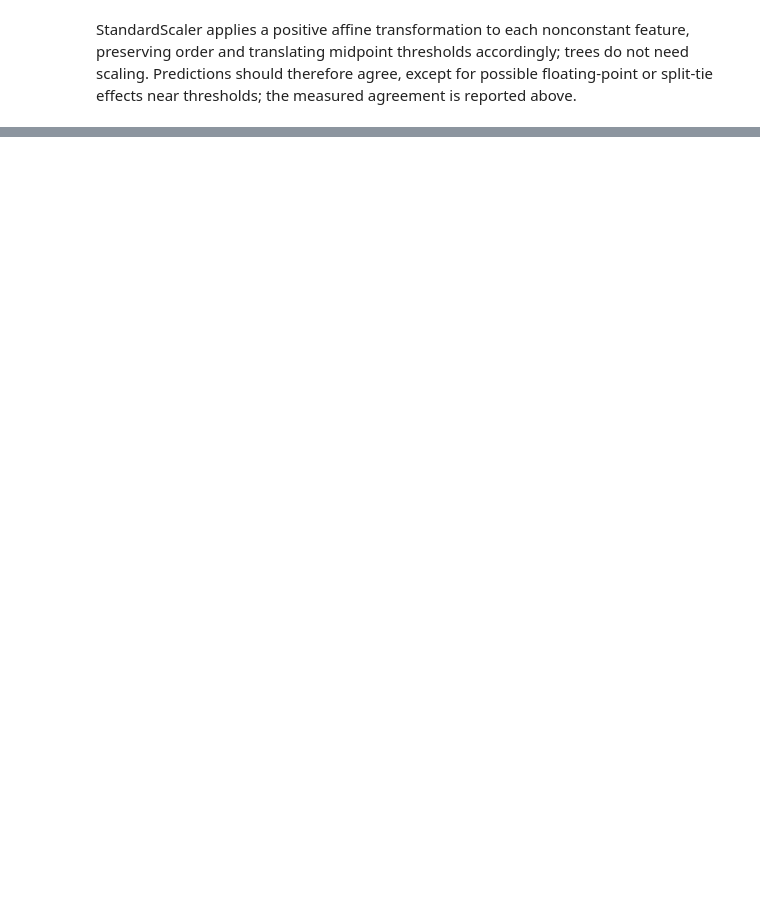
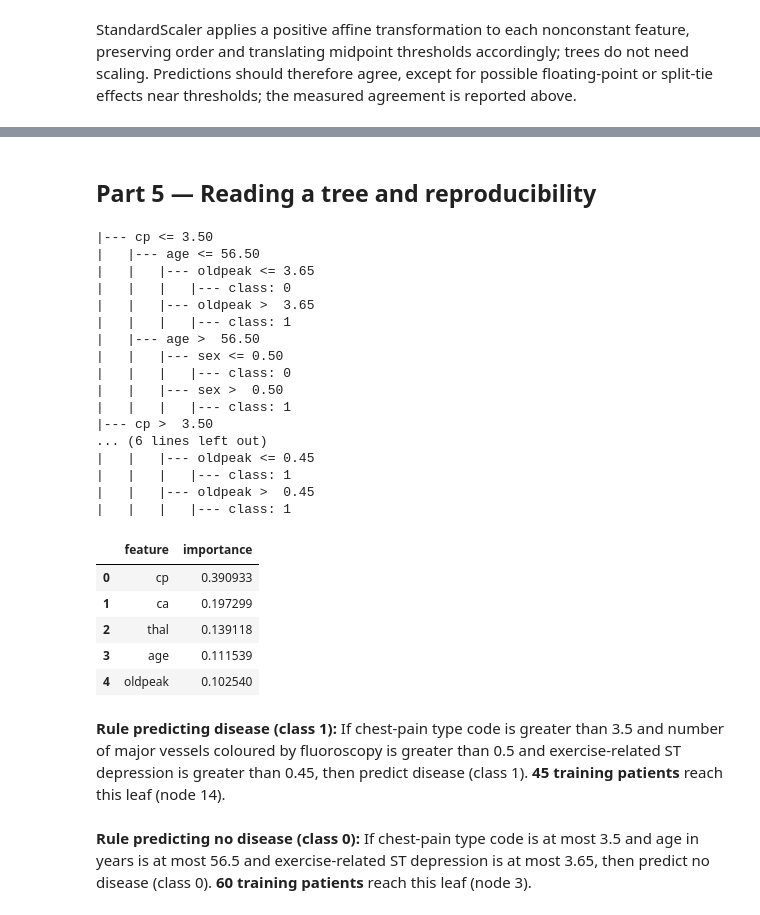
Before and after one commit to yeleu/-machine-learning, a Jupyter notebook: student2962_task2.ipynb, the cells around one changed output, grey strips where cells are left out. Cells and saved outputs as stored; diff of their text form; code cells hidden in the pictures; blank space fills up the shorter version.

Commit message:
Complete tree interpretation and conclusions with verified executed outputs

```diff
--- a/student2962_task2.ipynb
+++ b/student2962_task2.ipynb
@@ -284,0 +370,61 @@ StandardScaler applies a positive affine transformation to each nonconstant feat
+# %% [markdown]
+## Part 5 — Reading a tree and reproducibility
+# %%
+from sklearn.tree import export_text
+shallow = DecisionTreeClassifier(criterion="entropy",max_depth=3,random_state=SEED).fit(X_train,y_train)
+print(export_text(shallow,feature_names=feature_names))
+ranked = sorted(zip(shallow.feature_importances_,feature_names),reverse=True)
+display(pd.DataFrame([(name,float(importance)) for importance,name in ranked[:5]],
+                     columns=["feature","importance"]))
+
+plain_names = {"age":"age in years", "sex":"sex code (0=female, 1=male)",
+    "cp":"chest-pain type code", "trestbps":"resting blood pressure in mm Hg",
+    "chol":"serum cholesterol in mg/dl", "fbs":"high-fasting-blood-sugar indicator",
+    "restecg":"resting ECG code", "thalach":"maximum heart rate achieved",
+    "exang":"exercise-induced-angina indicator", "oldpeak":"exercise-related ST depression",
+    "slope":"peak-exercise ST-segment slope code", "ca":"number of major vessels coloured by fluoroscopy",
+    "thal":"thal code (3=normal, 6=fixed defect, 7=reversible defect)"}
+paths = []
+def collect_paths(node=0, conditions=()):
+    """Collect root-to-leaf rules, predicted labels and training counts."""
+    t = shallow.tree_
+    if t.children_left[node] == -1:
+        label = int(shallow.classes_[np.argmax(t.value[node][0])])
+        paths.append((label,int(t.n_node_samples[node]),conditions,node))
+        return
+    name = plain_names[feature_names[t.feature[node]]]
+    threshold = t.threshold[node]
+    collect_paths(t.children_left[node],conditions+(f"{name} is at most {threshold:.4g}",))
+    collect_paths(t.children_right[node],conditions+(f"{name} is greater than {threshold:.4g}",))
+collect_paths()
+for label in [1,0]:
+    predicted,count,conditions,node = max((p for p in paths if p[0]==label),key=lambda p:p[1])
+    outcome = "disease (class 1)" if label else "no disease (class 0)"
+    display(Markdown(f"**Rule predicting {outcome}:** If "+" and ".join(conditions)+
+                     f", then predict {outcome}. **{count} training patients** reach this leaf (node {node})."))
+# %% [output]
+|--- cp <= 3.50
+|   |--- age <= 56.50
+|   |   |--- oldpeak <= 3.65
+|   |   |   |--- class: 0
+|   |   |--- oldpeak >  3.65
+|   |   |   |--- class: 1
+|   |--- age >  56.50
+|   |   |--- sex <= 0.50
+|   |   |   |--- class: 0
+|   |   |--- sex >  0.50
+|   |   |   |--- class: 1
+|--- cp >  3.50
+... (6 lines left out)
+|   |   |--- oldpeak <= 0.45
+|   |   |   |--- class: 1
+|   |   |--- oldpeak >  0.45
+|   |   |   |--- class: 1
+|  | feature | importance |
+| 0 | cp | 0.390933 |
+| 1 | ca | 0.197299 |
+| 2 | thal | 0.139118 |
+| 3 | age | 0.111539 |
+| 4 | oldpeak | 0.102540 |
+**Rule predicting disease (class 1):** If chest-pain type code is greater than 3.5 and number of major vessels coloured by fluoroscopy is greater than 0.5 and exercise-related ST depression is greater than 0.45, then predict disease (class 1). **45 training patients** reach this leaf (node 14).
+**Rule predicting no disease (class 0):** If chest-pain type code is at most 3.5 and age in years is at most 56.5 and exercise-related ST depression is at most 3.65, then predict no disease (class 0). **60 training patients** reach this leaf (node 3).
```
Also changed, not shown: parts of 11 cells of this notebook, 1 other file.
